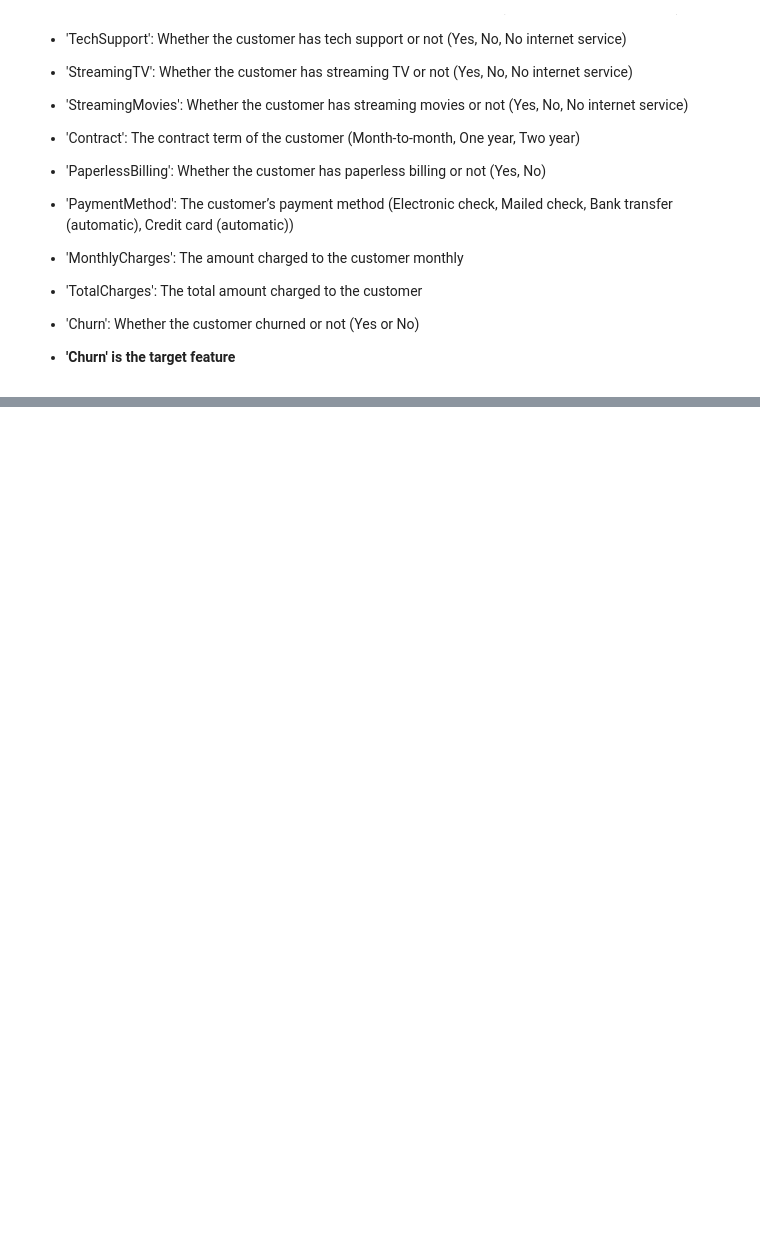
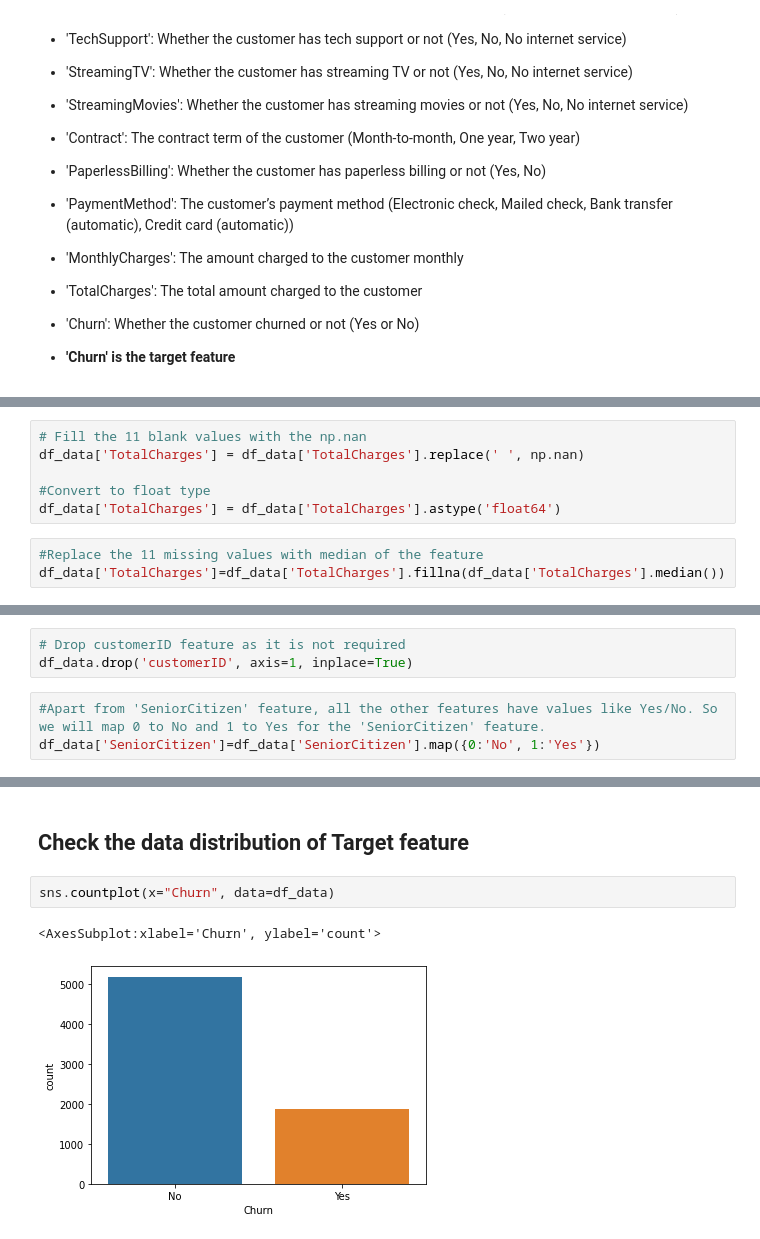
Before and after one commit to ParisRohan/AES-128-bit-Key-size-, a Jupyter notebook: customer-churn-prediction.ipynb, the cells around one changed output, grey strips where cells are left out. Cells and saved outputs as stored; diff of their text form; blank space fills up the shorter version.

Commit message:
Kaggle Notebook | customer_churn_prediction | Version 2

```diff
--- a/customer-churn-prediction.ipynb
+++ b/customer-churn-prediction.ipynb
@@ -109,0 +119,9 @@ dtype: int64
+# %%
+# Fill the 11 blank values with the np.nan
+df_data['TotalCharges'] = df_data['TotalCharges'].replace(' ', np.nan)
+
+#Convert to float type
+df_data['TotalCharges'] = df_data['TotalCharges'].astype('float64')
+# %%
+#Replace the 11 missing values with median of the feature
+df_data['TotalCharges']=df_data['TotalCharges'].fillna(df_data['TotalCharges'].median())
@@ -109,0 +137,6 @@ dtype: int64
+# %%
+# Drop customerID feature as it is not required
+df_data.drop('customerID', axis=1, inplace=True)
+# %%
+#Apart from 'SeniorCitizen' feature, all the other features have values like Yes/No. So we will map 0 to No and 1 to Yes for the 'SeniorCitizen' feature.
+df_data['SeniorCitizen']=df_data['SeniorCitizen'].map({0:'No', 1:'Yes'})
@@ -109,0 +152,7 @@ dtype: int64
+# %% [markdown]
+## Check the data distribution of Target feature
+# %%
+sns.countplot(x="Churn", data=df_data)
+# %% [output]
+<AxesSubplot:xlabel='Churn', ylabel='count'>
+[figure, added]
```
Also changed, not shown: parts of 7 cells of this notebook.
